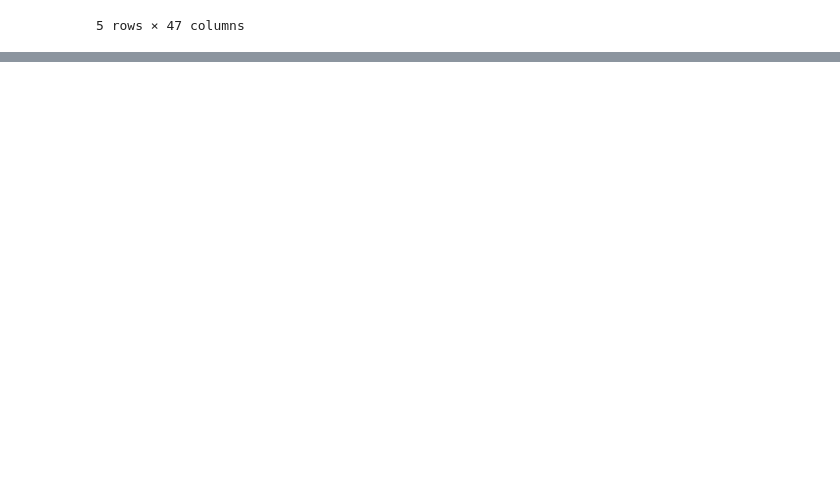
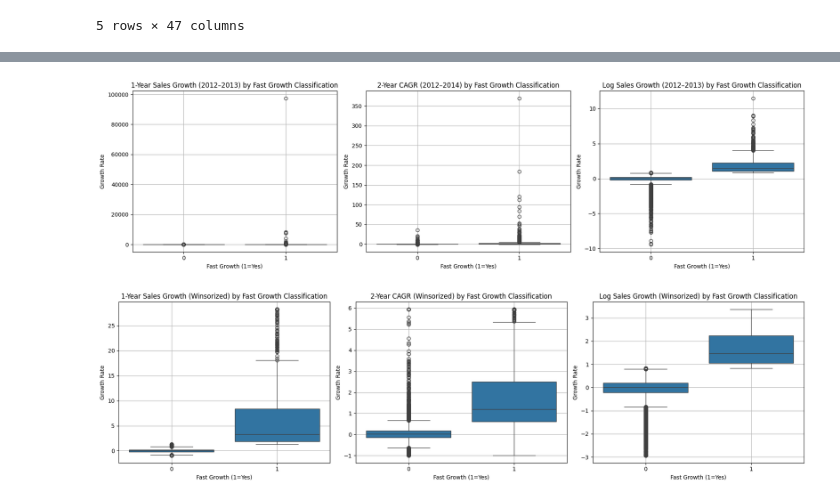
Before and after one commit to shirind76/Data_Analysis_3, a Jupyter notebook: A3/A3.ipynb, the cells around one changed output, grey strips where cells are left out. Drawn from its saved outputs; the diff is of its cells as text; code cells hidden in the pictures; blank space fills up the shorter version.

```diff
--- a/A3/A3.ipynb
+++ b/A3/A3.ipynb
@@ -329,0 +400,43 @@ memory usage: 45.5+ MB
+# %%
+fig, axes = plt.subplots(1, 3, figsize=(18, 5), sharey=False)
+
+# Define metrics for plotting
+growth_metrics = {
+    'growth_12_13': '1-Year Sales Growth (2012–2013)',
+    'cagr_12_14': '2-Year CAGR (2012–2014)',
+    'log_growth_12_13': 'Log Sales Growth (2012–2013)'
+}
+
+# Plot each metric with fast growth labels
+for ax, (col, title) in zip(axes, growth_metrics.items()):
+    sns.boxplot(x='fast_growth_sales', y=col, data=sales_pivot, ax=ax)
+    ax.set_title(f"{title} by Fast Growth Classification")
+    ax.set_xlabel('Fast Growth (1=Yes)')
+    ax.set_ylabel('Growth Rate')
+    ax.grid(True)
+
+plt.tight_layout()
+plt.show()
+
+# === Boxplots: Fast Growth vs Non-Fast Growth (Winsorized data) ===
+fig, axes = plt.subplots(1, 3, figsize=(18, 5), sharey=False)
+
+# Plot each metric with fast growth labels
+growth_metrics_win = {
+    'growth_12_13_win': '1-Year Sales Growth (Winsorized)',
+    'cagr_12_14_win': '2-Year CAGR (Winsorized)',
+    'log_growth_12_13_win': 'Log Sales Growth (Winsorized)'
+}
+
+for ax, (col, title) in zip(axes, growth_metrics_win.items()):
+    sns.boxplot(x='fast_growth_sales', y=col, data=sales_pivot, ax=ax)
+    ax.set_title(f"{title} by Fast Growth Classification")
+    ax.set_xlabel('Fast Growth (1=Yes)')
+    ax.set_ylabel('Growth Rate')
+    ax.grid(True)
+
+plt.tight_layout()
+plt.show()
+# %% [output]
+[figure, added]
+[figure, added]
```
Also changed, not shown: parts of 22 cells of this notebook.
